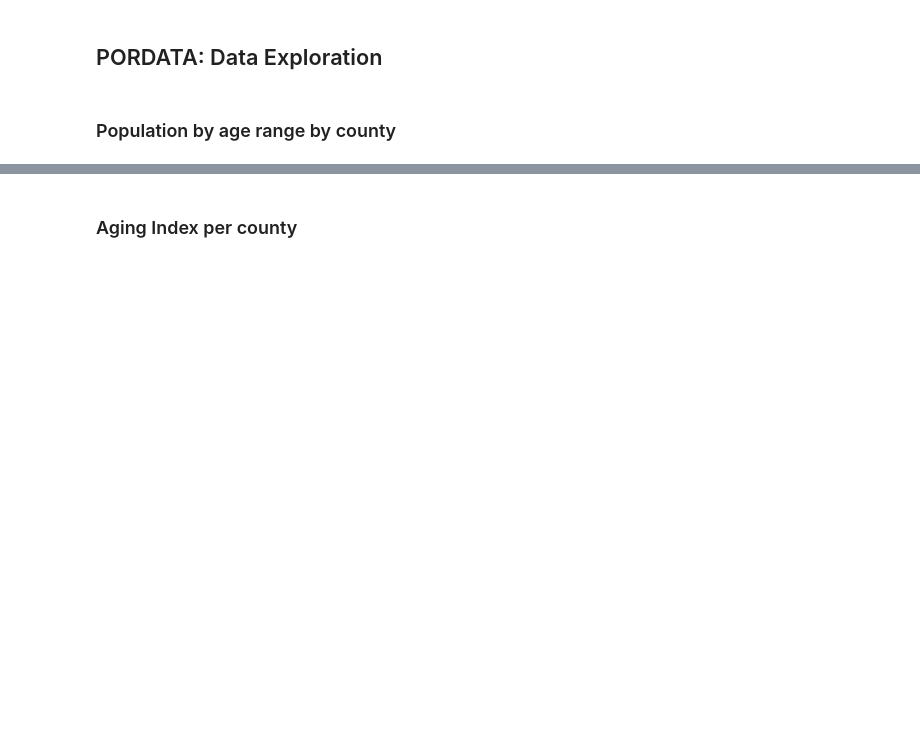
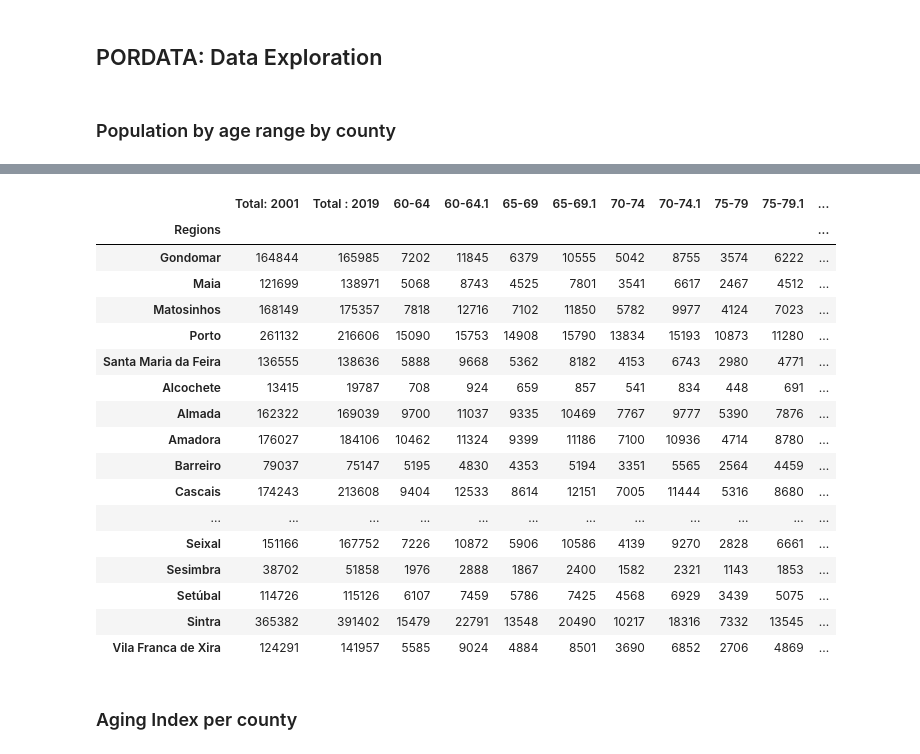
Before and after one commit to McNickSisto/world_data_league, a Jupyter notebook: stage_1/sisto_data_exploration.ipynb, the cells around one changed output, grey strips where cells are left out. Drawn from its saved outputs; the diff is of its cells as text; code cells hidden in the pictures; blank space fills up the shorter version.

```diff
--- a/stage_1/sisto_data_exploration.ipynb
+++ b/stage_1/sisto_data_exploration.ipynb
@@ -500,13 +612,34 @@ columns_2019.remove('Total: 2001')
 columns_2019.remove('Total : 2019')
 # %%
 counties_pop_sen = counties_pop_sen.apply(lambda x: x.str.replace(',', ''))
+# %%
+counties_pop_sen = counties_pop_sen.astype(int)
 # %%
 counties_pop_sen['Total +65: 2001'] = counties_pop_sen[columns_2001].sum(axis = 1) # total seniors 2001
 counties_pop_sen['Total +65 : 2019'] = counties_pop_sen[columns_2019].sum(axis = 1) # total seniors 2019
 # %%
-counties_pop_sen.drop([col for col in counties_pop_sen.columns if '.' in col],axis=1,inplace=True)
+#counties_pop_sen.drop([col for col in counties_pop_sen.columns if '.' in col],axis=1,inplace=True)
 counties_pop_sen
 #population data for all counties in data_senior
+# %% [output]
+|  | Total: 2001 | Total : 2019 | 60-64 | 60-64.1 | 65-69 | 65-69.1 | 70-74 | 70-74.1 | 75-79 | 75-79.1 | ... |
+| Regions |  |  |  |  |  |  |  |  |  |  | ... |
+| Gondomar | 164844 | 165985 | 7202 | 11845 | 6379 | 10555 | 5042 | 8755 | 3574 | 6222 | ... |
+| Maia | 121699 | 138971 | 5068 | 8743 | 4525 | 7801 | 3541 | 6617 | 2467 | 4512 | ... |
+| Matosinhos | 168149 | 175357 | 7818 | 12716 | 7102 | 11850 | 5782 | 9977 | 4124 | 7023 | ... |
+| Porto | 261132 | 216606 | 15090 | 15753 | 14908 | 15790 | 13834 | 15193 | 10873 | 11280 | ... |
+| Santa Maria da Feira | 136555 | 138636 | 5888 | 9668 | 5362 | 8182 | 4153 | 6743 | 2980 | 4771 | ... |
+| Alcochete | 13415 | 19787 | 708 | 924 | 659 | 857 | 541 | 834 | 448 | 691 | ... |
+| Almada | 162322 | 169039 | 9700 | 11037 | 9335 | 10469 | 7767 | 9777 | 5390 | 7876 | ... |
+| Amadora | 176027 | 184106 | 10462 | 11324 | 9399 | 11186 | 7100 | 10936 | 4714 | 8780 | ... |
+| Barreiro | 79037 | 75147 | 5195 | 4830 | 4353 | 5194 | 3351 | 5565 | 2564 | 4459 | ... |
+| Cascais | 174243 | 213608 | 9404 | 12533 | 8614 | 12151 | 7005 | 11444 | 5316 | 8680 | ... |
+| ... | ... | ... | ... | ... | ... | ... | ... | ... | ... | ... | ... |
+| Seixal | 151166 | 167752 | 7226 | 10872 | 5906 | 10586 | 4139 | 9270 | 2828 | 6661 | ... |
+| Sesimbra | 38702 | 51858 | 1976 | 2888 | 1867 | 2400 | 1582 | 2321 | 1143 | 1853 | ... |
+| Setúbal | 114726 | 115126 | 6107 | 7459 | 5786 | 7425 | 4568 | 6929 | 3439 | 5075 | ... |
+| Sintra | 365382 | 391402 | 15479 | 22791 | 13548 | 20490 | 10217 | 18316 | 7332 | 13545 | ... |
+| Vila Franca de Xira | 124291 | 141957 | 5585 | 9024 | 4884 | 8501 | 3690 | 6852 | 2706 | 4869 | ... |
 # %% [markdown]
 ### Aging Index per county
 # %%
```
Also changed, not shown: parts of 61 cells of this notebook, 4 other files.
